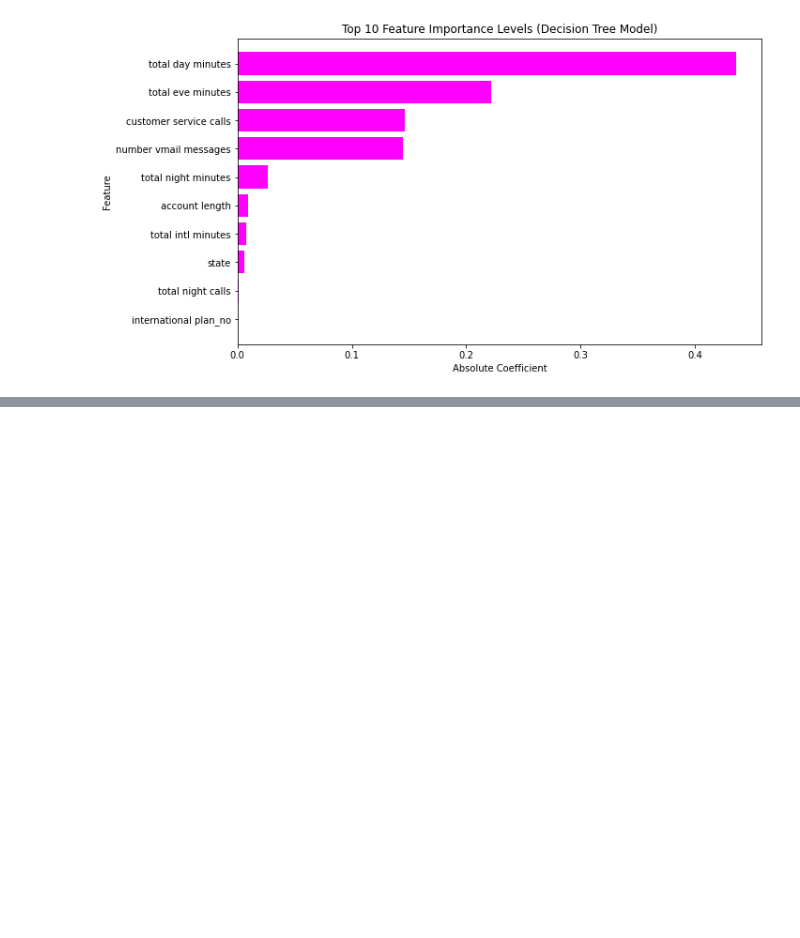
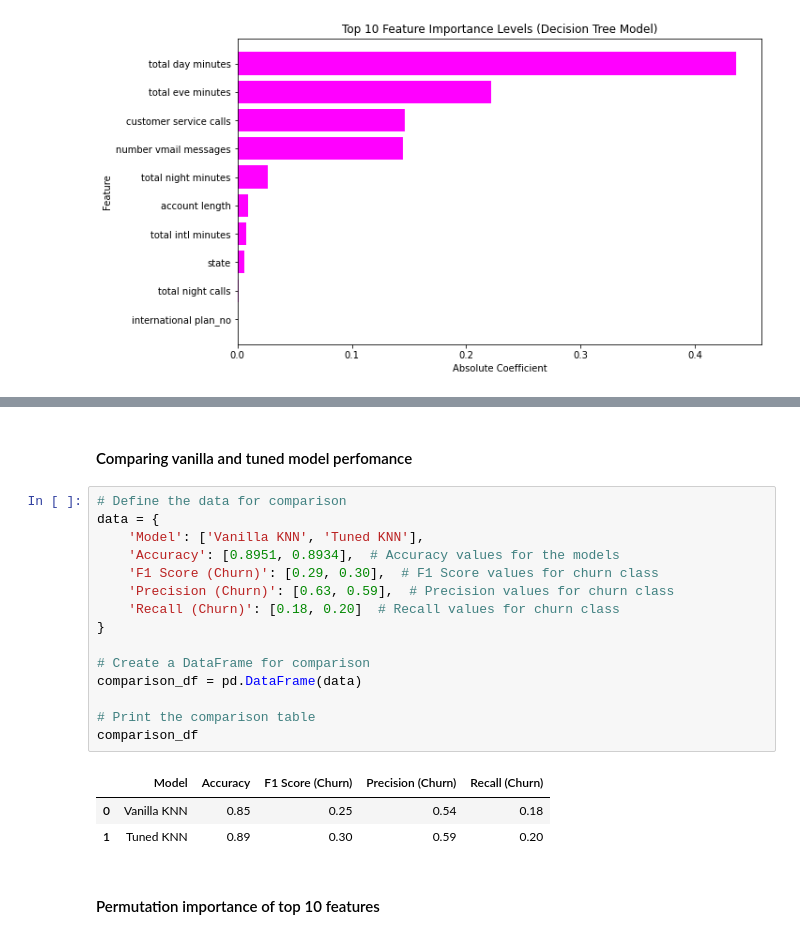
Before and after one commit to Agai-Beryl/Predicting-Customer-Churn-For-A-Leading-Telco-Using-Machine-Learning, a Jupyter notebook: MachineLearning.ipynb, the cells around one changed output, grey strips where cells are left out. Cells and saved outputs as stored; diff of their text form; blank space fills up the shorter version.

```diff
--- a/MachineLearning.ipynb
+++ b/MachineLearning.ipynb
@@ -1392,0 +1537,23 @@ plt.show()
+# %% [markdown]
+#### Comparing vanilla and tuned model perfomance
+# %%
+# Define the data for comparison
+data = {
+    'Model': ['Vanilla KNN', 'Tuned KNN'],
+    'Accuracy': [0.8951, 0.8934],  # Accuracy values for the models
+    'F1 Score (Churn)': [0.29, 0.30],  # F1 Score values for churn class
+    'Precision (Churn)': [0.63, 0.59],  # Precision values for churn class
+    'Recall (Churn)': [0.18, 0.20]  # Recall values for churn class
+}
+
+# Create a DataFrame for comparison
+comparison_df = pd.DataFrame(data)
+
+# Print the comparison table
+comparison_df
+# %% [output]
+|  | Model | Accuracy | F1 Score (Churn) | Precision (Churn) | Recall (Churn) |
+| 0 | Vanilla KNN | 0.85 | 0.25 | 0.54 | 0.18 |
+| 1 | Tuned KNN | 0.89 | 0.30 | 0.59 | 0.20 |
+# %% [markdown]
+#### Permutation importance of top 10 features
```
Also changed, not shown: parts of 10 cells of this notebook.
